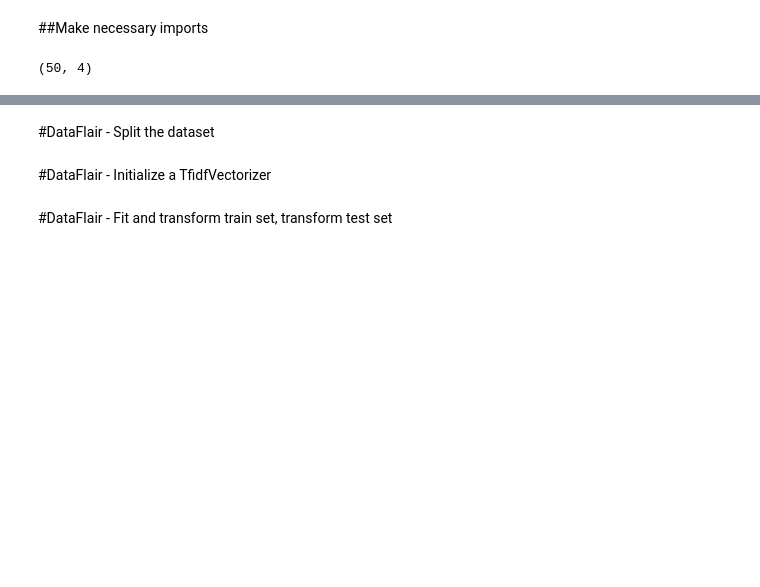
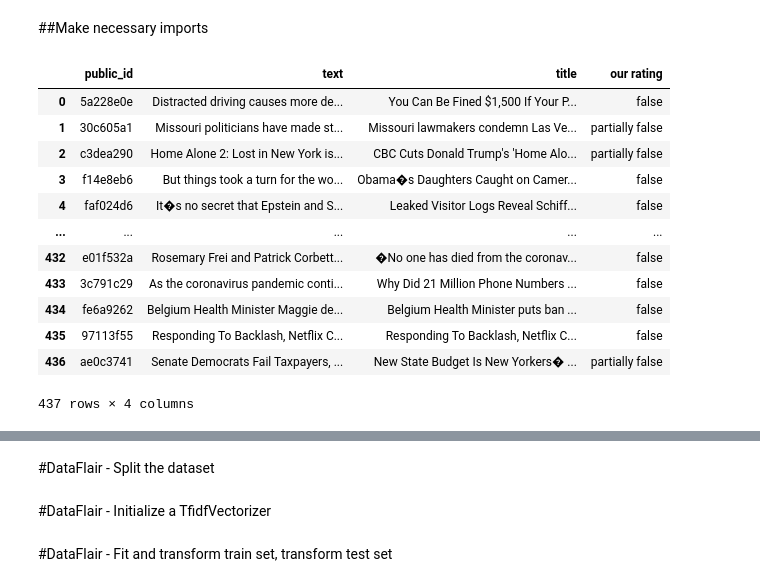
Before and after one commit to SaifuddinGsohan/CLEF2021, a Jupyter notebook: task3/FND u TF-IDF v3.ipynb, the cells around one changed output, grey strips where cells are left out. Drawn from its saved outputs; the diff is of its cells as text; code cells hidden in the pictures; blank space fills up the shorter version.

```diff
--- a/task3/FND u TF-IDF v3.ipynb
+++ b/task3/FND u TF-IDF v3.ipynb
@@ -8,8 +8,3 @@ from sklearn.model_selection import train_test_split
 from sklearn.feature_extraction.text import TfidfVectorizer
 from sklearn.linear_model import PassiveAggressiveClassifier
 from sklearn.metrics import accuracy_score, confusion_matrix
-# %%
-df=pd.read_csv('data/task_3a_sample_data.csv')
-df.shape
-# %% [output]
-(50, 4)
@@ -16,3 +18,33 @@ df.shape
+# %%
+PATH = 'C:/Users/smsoh/Documents/GitHub/CLEF2021/task3/data/Task3a_Batch_1.xlsx'
+PASS = 'fake@2021'
+# %%
+xlapp = w3c.Dispatch("Excel.Application")
+xlwb = xlapp.Workbooks.Open(PATH, False, True, None, PASS)
+# %%
+#df = pd.read_csv("data/Task3a_Batch_1.xlsx")
+f = NamedTemporaryFile(delete=False, suffix='.csv')
+f.close()
+os.unlink(f.name)
+
+xlCSVWindows = 0x17
+xlwb.SaveAs(Filename=f.name, FileFormat=xlCSVWindows)
+df = pd.read_csv(f.name)
+df
+# %% [output]
+|  | public_id | text | title | our rating |
+| 0 | 5a228e0e | Distracted driving causes more de... | You Can Be Fined $1,500 If Your P... | false |
+| 1 | 30c605a1 | Missouri politicians have made st... | Missouri lawmakers condemn Las Ve... | partially false |
+| 2 | c3dea290 | Home Alone 2: Lost in New York is... | CBC Cuts Donald Trump's 'Home Alo... | partially false |
+| 3 | f14e8eb6 | But things took a turn for the wo... | Obama�s Daughters Caught on Camer... | false |
+| 4 | faf024d6 | It�s no secret that Epstein and S... | Leaked Visitor Logs Reveal Schiff... | false |
+| ... | ... | ... | ... | ... |
+| 432 | e01f532a | Rosemary Frei and Patrick Corbett... | �No one has died from the coronav... | false |
+| 433 | 3c791c29 | As the coronavirus pandemic conti... | Why Did 21 Million Phone Numbers ... | false |
+| 434 | fe6a9262 | Belgium Health Minister Maggie de... | Belgium Health Minister puts ban ... | false |
+| 435 | 97113f55 | Responding To Backlash, Netflix C... | Responding To Backlash, Netflix C... | false |
+| 436 | ae0c3741 | Senate Democrats Fail Taxpayers, ... | New State Budget Is New Yorkers� ... | partially false |
+437 rows × 4 columns
 # %%
 df.head()
 # %% [output]
```
Also changed, not shown: parts of 5 cells of this notebook, 7 other files.
